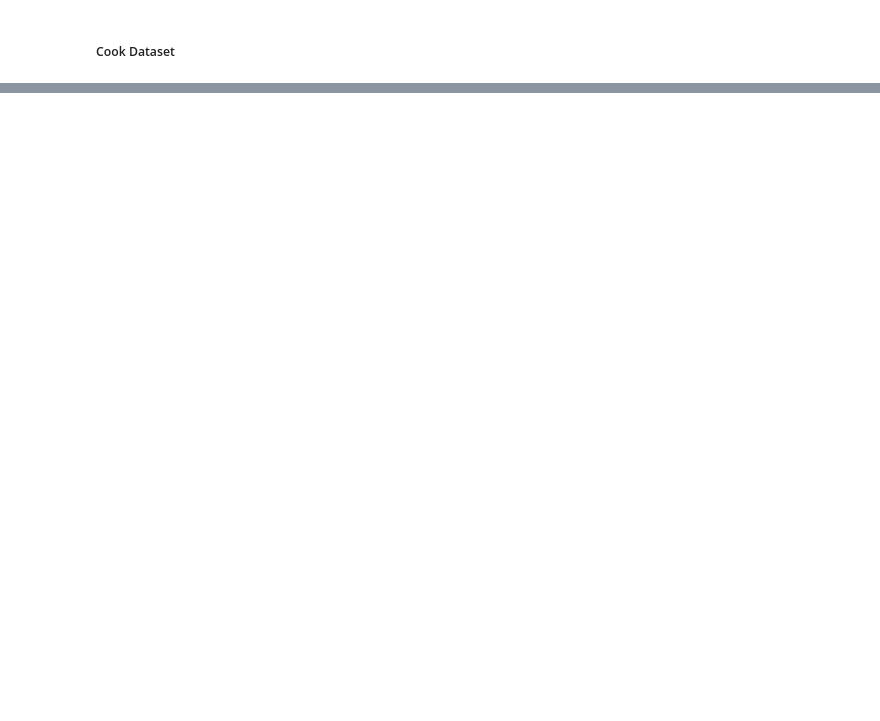
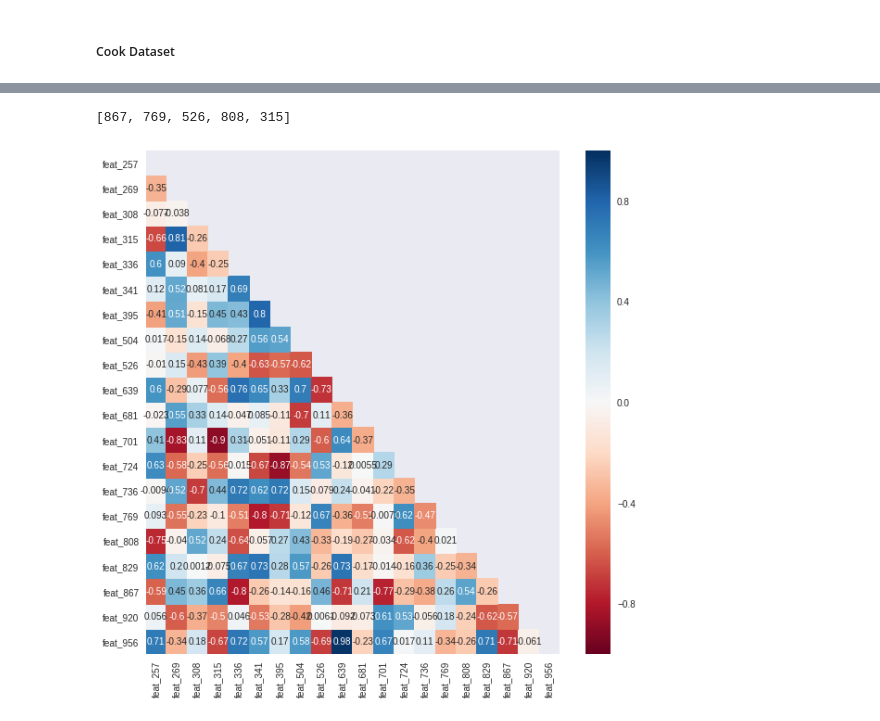
Before and after one commit to godsylla/UCI-Madelon-Dataset, a Jupyter notebook: ipynb/02-Explore_and_Visualize_Data.ipynb, the cells around one changed output, grey strips where cells are left out. Saved outputs shown, nothing was run; the diff lists cells and outputs as text; code cells hidden in the pictures; blank space fills up the shorter version.

```diff
--- a/ipynb/01-Explore_and_Visualize_Data.ipynb
+++ b/ipynb/02-Explore_and_Visualize_Data.ipynb
@@ -444,12 +579,16 @@ Note that in corroborating the two techniques, the 5 most important, most *infor
+# %%
+cook_inf_feat = [x[0] for x in top50_cook_feat if x[0] in cook_inf_red_feat_indices]
+cook_inf_feat
+# %% [output]
+[867, 769, 526, 808, 315]
 # %%
-cook_features.corr()
+cook_inf_red_corr = cook_features[cook_inf_red_feat_indices].corr()
 
-mask = np.zeros_like(cook_features.corr(), dtype=np.bool)
+mask = np.zeros_like(cook_inf_red_corr, dtype=np.bool)
 mask[np.triu_indices_from(mask)] = True
 
 fig, ax = plt.subplots(figsize=(10,10))
-
-cmap = sns.diverging_palette(220, 10, as_cmap=True)
-
-sns.heatmap(cook_features.corr(), mask=mask, cmap=cmap, annot=True, center=0)
+sns.heatmap(cook_inf_red_corr, cmap='RdBu', mask=mask, annot=True)
 plt.show()
+# %% [output]
+[figure, added]
```
Also changed, not shown: parts of 13 cells of this notebook.
